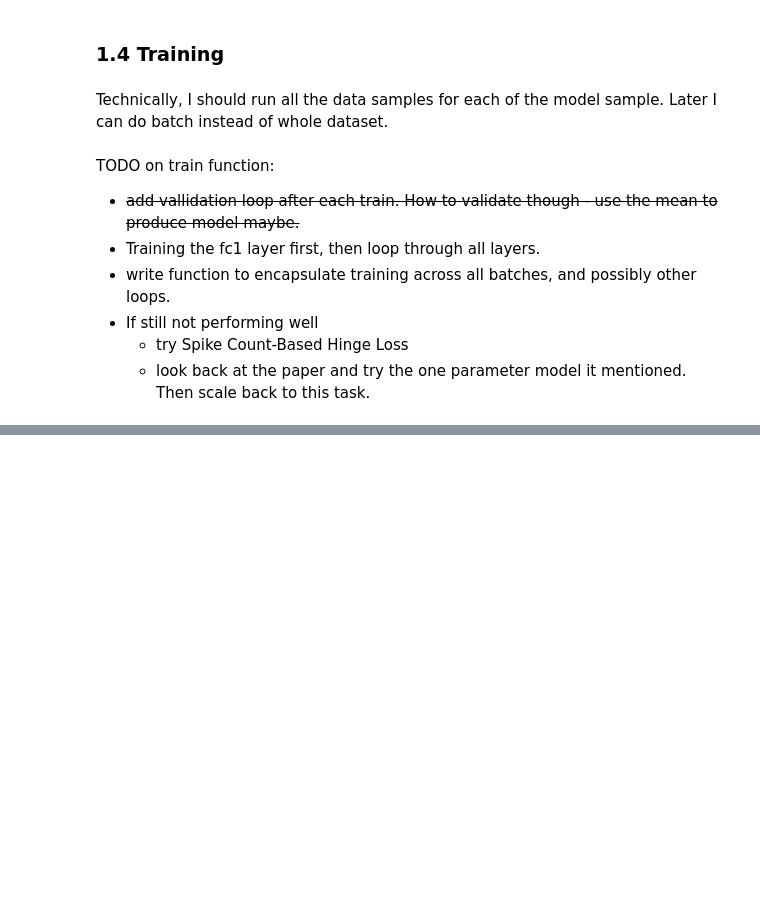
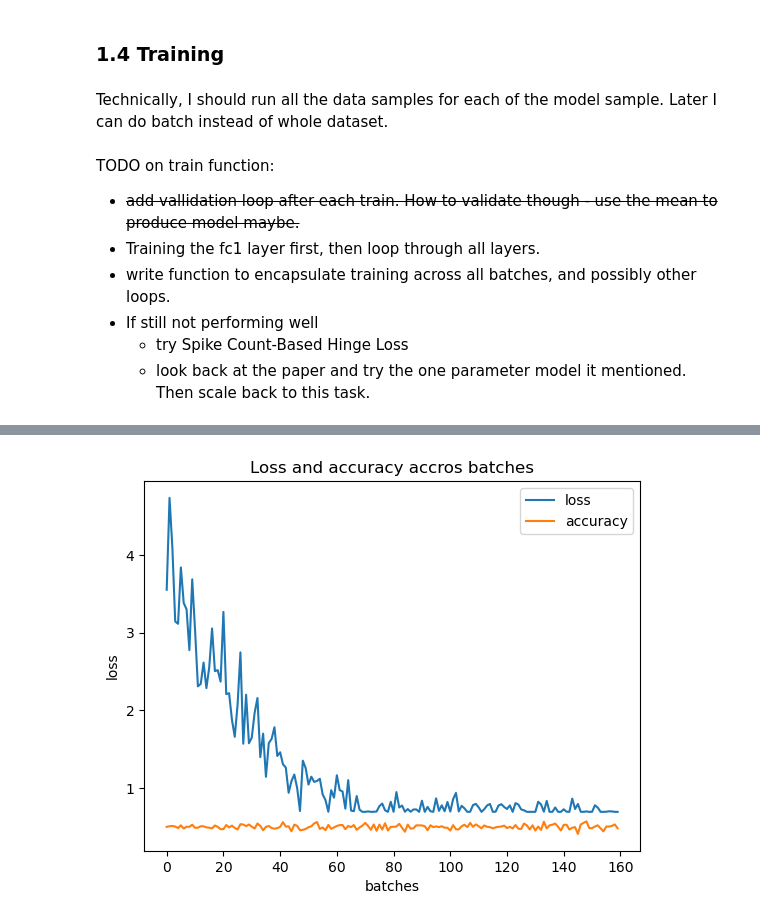
Before and after one commit to PrashubhAtri/heterogeneousSNNs, a Jupyter notebook: Baselines/SNNs/Evolution/Evolution Baseline.ipynb, the cells around one changed output, grey strips where cells are left out. Cells and saved outputs as stored; diff of their text form; code cells hidden in the pictures; blank space fills up the shorter version.

Commit message:
Update Evolution Baseline.ipynb
finished training loop, but the accuracy sucks

```diff
--- a/Baselines/SNNs/Evolution/Evolution Baseline.ipynb
+++ b/Baselines/SNNs/Evolution/Evolution Baseline.ipynb
@@ -15,13 +15,12 @@ from randman import Randman
 device = 'cuda'
 # %%
 # Constants for data generation
-NB_CLASSES = 10
-NB_UNITS = 3 # number of input neurons / embedding dimensions
-NB_STEPS = 200
+NB_CLASSES = 2
+NB_UNITS = 10 # number of input neurons / embedding dimensions
+NB_STEPS = 50
+NB_SAMPLES = 2000
 SEED = 12
 # %%
-# make_spiking_dataset() function from the paper
-
 def standardize(x,eps=1e-7):
     # x's (which is actually y in the following code) shape will be [samples, units]
     # Therefore, 0-axis shows that the author standardize across all samples for each units
@@ -128,7 +127,7 @@ def get_randman_dataset():
     Returns:
         TensorDataset: [nb_samples, time_steps, units] and [nb_samples]
     """
-    data, label = make_spiking_dataset(NB_CLASSES, NB_UNITS, NB_STEPS, nb_spikes=1)
+    data, label = make_spiking_dataset(NB_CLASSES, NB_UNITS, NB_STEPS, nb_spikes=1, nb_samples=NB_SAMPLES)
     spike_train = events_to_spike_train(data)
 
     spike_train = torch.Tensor(spike_train).to(device)
@@ -362,15 +493,20 @@ def train(dataloader, loss_fn, nb_model_samples=30, epochs = 100):
 # %%
-
 def _trivial_loss(pred, label):
     print(f'type of pred: {pred.dtype}, type of label: {label[0].dtype}')
     return torch.Tensor([1]).to(device)
 
+# def chatgpt_loss(pred, label):
+#     # pred: [nb_batches, nb_classes],
+
+
+
 def test_train():
-    dataloader = DataLoader(torch.utils.data.Subset(get_randman_dataset(), np.arange(600)),batch_size=256,shuffle=True)
+    dataloader = DataLoader(get_randman_dataset(),batch_size=256,shuffle=True)
 
     loss_fn = nn.CrossEntropyLoss()
-    train(dataloader, loss_fn)
+    # loss_fn = SpikeHingeLoss()
+    return train(dataloader, loss_fn,nb_epochs=10)
 
 
-test_train()
+total_loss, total_acc = test_train()
 # %% [output]
@@ -394,0 +530,14 @@ KeyboardInterrupt:
+# %%
+def plot_es_performance():
+    plt.plot(torch.stack(total_loss).cpu(), label='loss')
+    plt.plot(torch.stack(total_acc).cpu(), label='accuracy')
+    plt.xlabel('batches')
+    plt.ylabel('loss')
+
+    plt.title('Loss and accuracy accros batches')
+    plt.legend()
+    plt.show()
+
+plot_es_performance()
+# %% [output]
+[figure, added]
```
Also changed, not shown: parts of 8 cells of this notebook.
